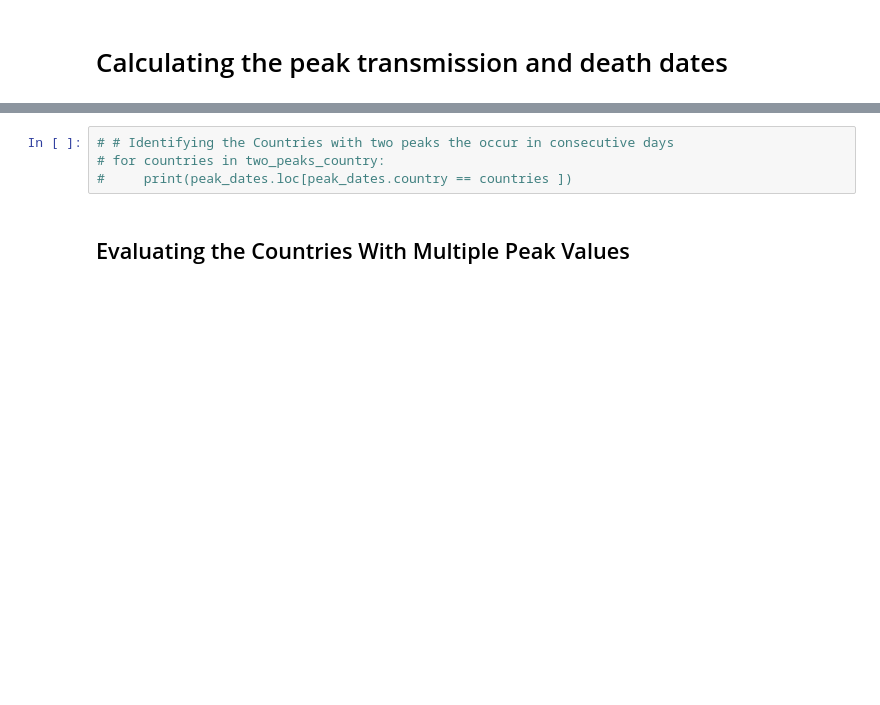
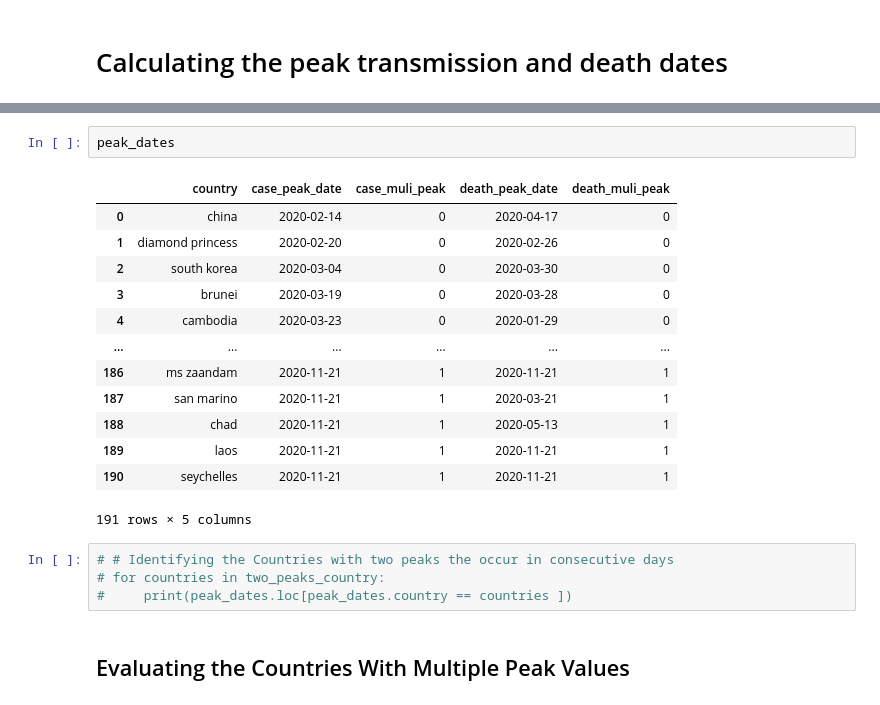
Before and after one commit to chacreton190/COVID-19, a Jupyter notebook: Code/COVID Manipulation 10-27-20.ipynb, the cells around one changed output, grey strips where cells are left out. Saved outputs shown, nothing was run; the diff lists cells and outputs as text; blank space fills up the shorter version.

```diff
--- a/Code/COVID Manipulation 10-27-20.ipynb
+++ b/Code/COVID Manipulation 10-27-20.ipynb
@@ -724,6 +1000,22 @@ time_to_event.loc[time_to_event.death_count > 0 ,'death_reported'] = 1
 time_to_event['first_case_reported'] = 0
 time_to_event['first_death_reported'] = 0
 time_to_event['day'] =''
+# %%
+peak_dates
+# %% [output]
+|  | country | case_peak_date | case_muli_peak | death_peak_date | death_muli_peak |
+| 0 | china | 2020-02-14 | 0 | 2020-04-17 | 0 |
+| 1 | diamond princess | 2020-02-20 | 0 | 2020-02-26 | 0 |
+| 2 | south korea | 2020-03-04 | 0 | 2020-03-30 | 0 |
+| 3 | brunei | 2020-03-19 | 0 | 2020-03-28 | 0 |
+| 4 | cambodia | 2020-03-23 | 0 | 2020-01-29 | 0 |
+| ... | ... | ... | ... | ... | ... |
+| 186 | ms zaandam | 2020-11-21 | 1 | 2020-11-21 | 1 |
+| 187 | san marino | 2020-11-21 | 1 | 2020-03-21 | 1 |
+| 188 | chad | 2020-11-21 | 1 | 2020-05-13 | 1 |
+| 189 | laos | 2020-11-21 | 1 | 2020-11-21 | 1 |
+| 190 | seychelles | 2020-11-21 | 1 | 2020-11-21 | 1 |
+191 rows × 5 columns
 # %%
 # # Identifying the Countries with two peaks the occur in consecutive days
 # for countries in two_peaks_country:
```
Also changed, not shown: parts of 110 cells of this notebook, 23 other files.
